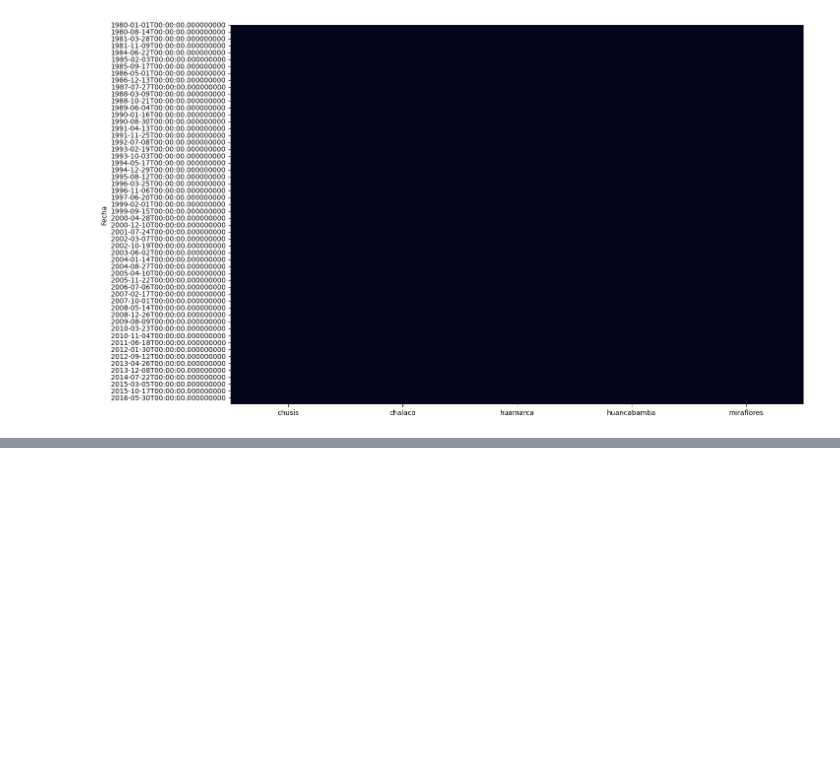
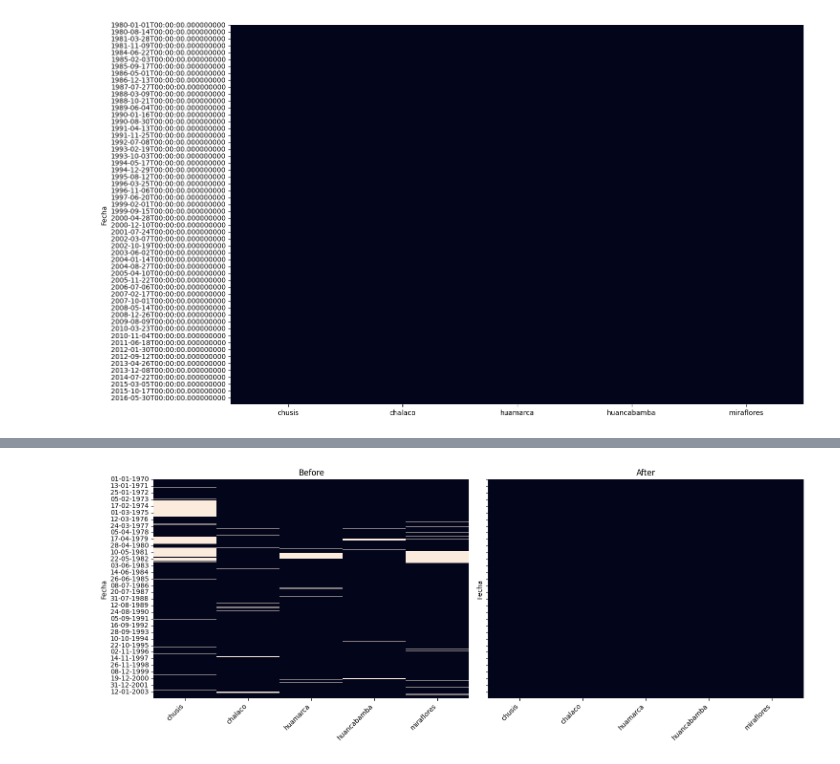
Before and after one commit to JoseZevallosR/piura_river, a Jupyter notebook: notebooks/Data_imputation.ipynb, the cells around one changed output, grey strips where cells are left out. Saved outputs shown, nothing was run; the diff lists cells and outputs as text; code cells hidden in the pictures; blank space fills up the shorter version.

```diff
--- a/notebooks/Data_imputation.ipynb
+++ b/notebooks/Data_imputation.ipynb
@@ -277,0 +317,30 @@ completed_df.to_csv('../data/precp/completada/gauge_completada.csv',index=True)
+# %%
+# Sample DataFrame with date index and missing values
+dates = completed_df.index #pd.date_range(start='2023-01-01', periods=100, freq='D')
+
+# Create the figure and subplots
+fig, (ax1, ax2) = plt.subplots(1, 2, figsize=(15, 6), sharey=True)
+
+# Plot the heatmaps
+sns.heatmap(obs.isnull(), cbar=False, ax=ax1)
+sns.heatmap(completed_df.isnull(), cbar=False, ax=ax2)
+
+# Format the y-axis to show only day, month, and year
+ax1.yaxis.set_major_formatter(plt.matplotlib.dates.DateFormatter('%d-%m-%Y'))
+ax2.yaxis.set_major_formatter(plt.matplotlib.dates.DateFormatter('%d-%m-%Y'))
+
+# Rotate the x-axis labels for better readability
+ax1.set_xticklabels(ax1.get_xticklabels(), rotation=45, ha='right')
+ax2.set_xticklabels(ax2.get_xticklabels(), rotation=45, ha='right')
+
+# Set titles for the subplots
+ax1.set_title('Before')
+ax2.set_title('After')
+
+# Adjust layout
+plt.tight_layout()
+plt.savefig('../data/results/plots/datos_patron.png', dpi=1200)
+# Show the plot
+plt.show()
+# %% [output]
+[figure, added]
```
Also changed, not shown: parts of 5 cells of this notebook, 8 other files.
